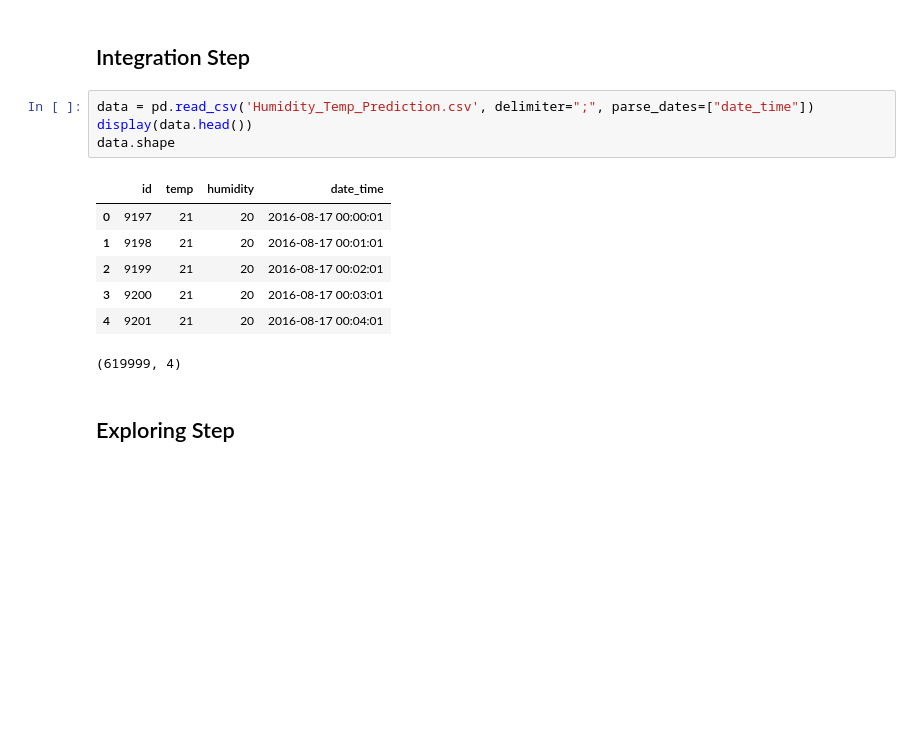
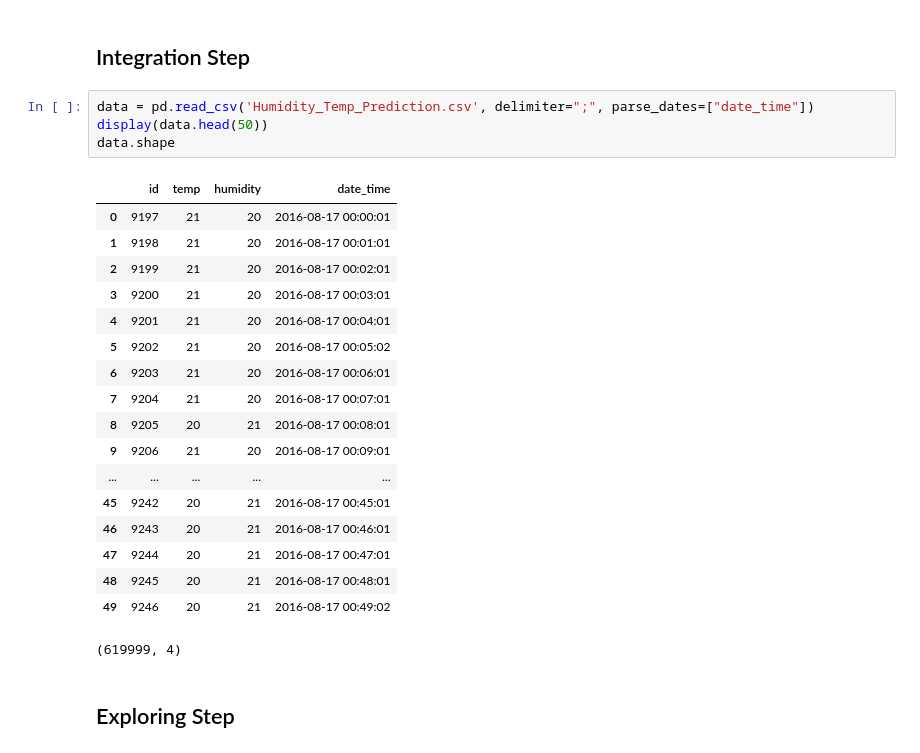
Before and after one commit to lamnguyenvu98/ML_Practice, a Jupyter notebook: Lesson01_Data_Mining.ipynb, the cells around one changed output. Cells and saved outputs as stored; diff of their text form; blank space fills up the shorter version.

```diff
--- a/Lesson01_Data_Mining.ipynb
+++ b/Lesson01_Data_Mining.ipynb
@@ -28,15 +28,26 @@ display(Image(filename='Data Mining Process 02.png'))
 ## Integration Step
 # %%
 data = pd.read_csv('Humidity_Temp_Prediction.csv', delimiter=";", parse_dates=["date_time"])
-display(data.head())
+display(data.head(50))
 data.shape
 # %% [output]
 |  | id | temp | humidity | date_time |
 | 0 | 9197 | 21 | 20 | 2016-08-17 00:00:01 |
 | 1 | 9198 | 21 | 20 | 2016-08-17 00:01:01 |
 | 2 | 9199 | 21 | 20 | 2016-08-17 00:02:01 |
 | 3 | 9200 | 21 | 20 | 2016-08-17 00:03:01 |
 | 4 | 9201 | 21 | 20 | 2016-08-17 00:04:01 |
+| 5 | 9202 | 21 | 20 | 2016-08-17 00:05:02 |
+| 6 | 9203 | 21 | 20 | 2016-08-17 00:06:01 |
+| 7 | 9204 | 21 | 20 | 2016-08-17 00:07:01 |
+| 8 | 9205 | 20 | 21 | 2016-08-17 00:08:01 |
+| 9 | 9206 | 21 | 20 | 2016-08-17 00:09:01 |
+| ... | ... | ... | ... | ... |
+| 45 | 9242 | 20 | 21 | 2016-08-17 00:45:01 |
+| 46 | 9243 | 20 | 21 | 2016-08-17 00:46:01 |
+| 47 | 9244 | 20 | 21 | 2016-08-17 00:47:01 |
+| 48 | 9245 | 20 | 21 | 2016-08-17 00:48:01 |
+| 49 | 9246 | 20 | 21 | 2016-08-17 00:49:02 |
 (619999, 4)
 # %% [markdown]
 ## Exploring Step
```
Also changed, not shown: parts of 3 cells of this notebook, 2 other files.
